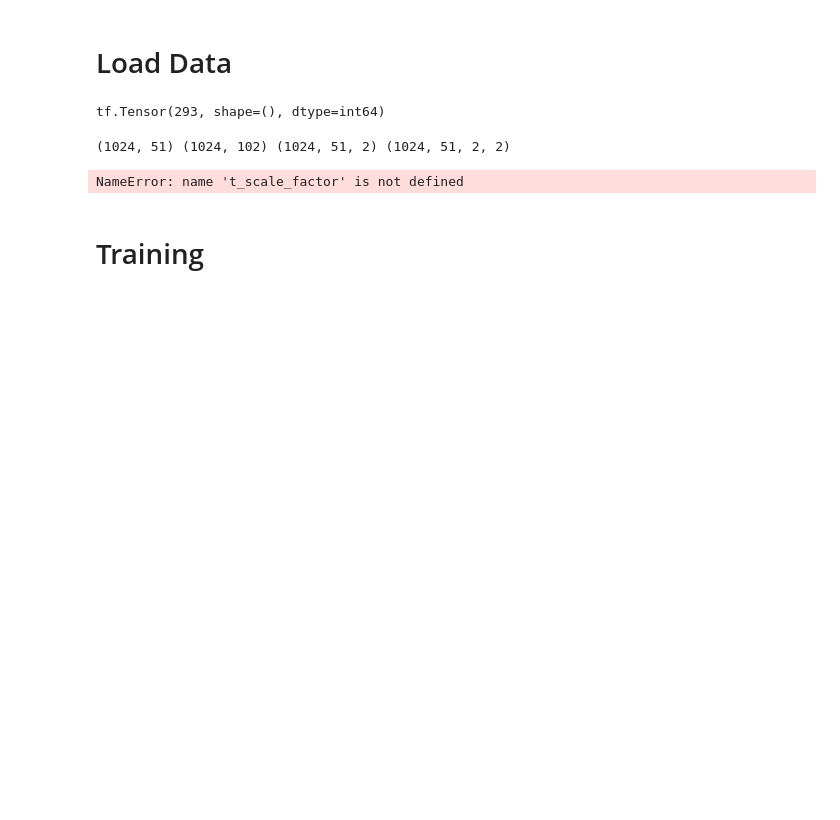
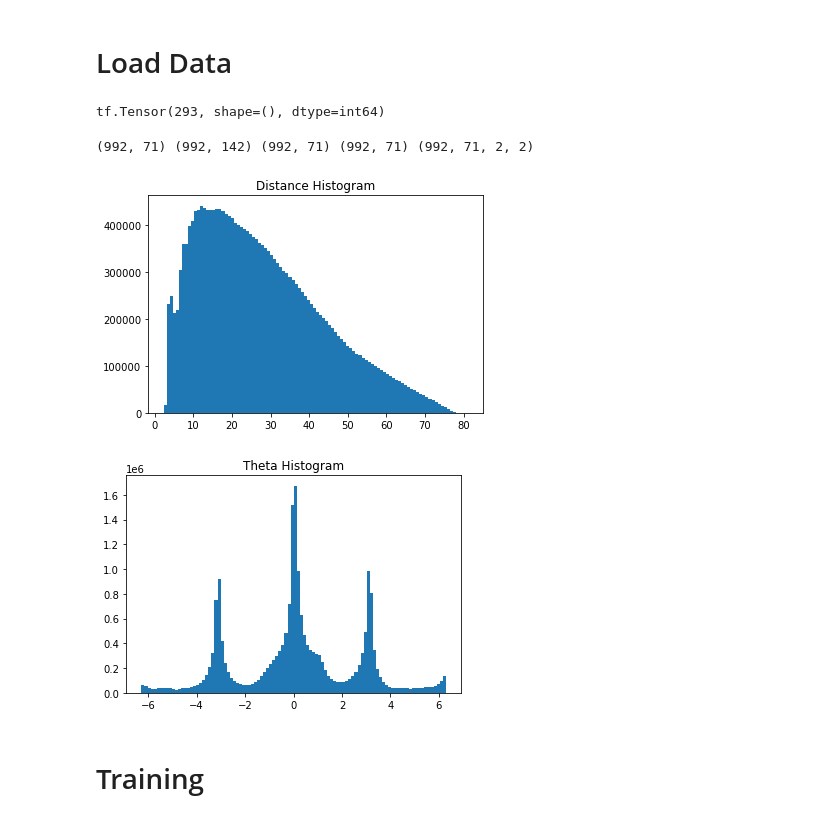
Before and after one commit to YueYao-bot/Waymo_Motion_Analyse, a Jupyter notebook: agt_traj_analyse.ipynb, the cells around one changed output. Saved outputs shown, nothing was run; the diff lists cells and outputs as text; code cells hidden in the pictures; blank space fills up the shorter version.

```diff
--- a/agt_traj_analyse.ipynb
+++ b/agt_traj_analyse.ipynb
@@ -188,34 +189,35 @@ class DataProcessor(object):
             traj_data = json.load(read_file)
 
         ego_traj_temp = np.array(traj_data['ego_traj'])[start_idx : start_idx+self.num_points_in_one_traj]
-        agt_traj_temp = np.array(traj_data['agt_trajs'])[start_idx : start_idx+self.num_points_in_one_traj]
+        agt_traj_temp = np.array(traj_data['agt_traj'])[start_idx : start_idx+self.num_points_in_one_traj]
 
         d = agt_traj_temp[:, [0,1]] - ego_traj_temp[:, [0,1]]
 
-        c_map_to_ego, s_map_to_ego = np.cos(-ego_traj_temp[:, 3]), -np.sin(ego_traj_temp[:, 3])
-        R_map_to_ego = np.transpose(np.array(((c_map_to_ego, -s_map_to_ego), (s_map_to_ego, c_map_to_ego))), (2, 0, 1))
+        d_norm = np.linalg.norm(d, axis=1)
+        theta = np.arctan2(d[:,1], d[:,0]) - ego_traj_temp[:, 3]
 
         c_ego_to_map, s_ego_to_map = np.cos(ego_traj_temp[:, 3]), np.sin(ego_traj_temp[:, 3])
         R_ego_to_map = np.transpose(np.array(((c_ego_to_map, -s_ego_to_map), (s_ego_to_map, c_ego_to_map))), (2, 0, 1))
 
-        d_rotated = np.abs(np.squeeze(R_map_to_ego  @ d[:, :, None]))
-
         agt_traj_temp = agt_traj_temp[:, :2] - agt_traj_temp[0,:2] # let agt trajectories start from zero
         agt_traj = np.concatenate((agt_traj_temp[:, 0], agt_traj_temp[:, 1]), axis = 0)
+        #ego_traj = np.concatenate((ego_traj_temp[:, 0], ego_traj_temp[:, 1]), axis = 0)
+
 
         times = np.array(traj_data['timestamp'])[start_idx: start_idx+self.num_points_in_one_traj]
         times = times - times[0]
 
         times = tf.convert_to_tensor(times, dtype=tf.float32)
         agt_traj = tf.convert_to_tensor(agt_traj, dtype=tf.float32)
-        d_rotated = tf.convert_to_tensor(d_rotated, dtype=tf.float32)
+        d_norm = tf.convert_to_tensor(d_norm, dtype=tf.float32)
+        theta = tf.convert_to_tensor(theta, dtype=tf.float32)
         R_ego_to_map = tf.convert_to_tensor(R_ego_to_map, dtype=tf.float32)
 
-        return times, agt_traj, d_rotated, R_ego_to_map
+        return times, agt_traj, d_norm, theta, R_ego_to_map
 
 
     def _load_data(self, file_path, start_idx):
-        return tf.py_function(self._extract_ego_trajs, [file_path, start_idx], [tf.float32, tf.float32, tf.float32, tf.float32])
+        return tf.py_function(self._extract_ego_trajs, [file_path, start_idx], [tf.float32, tf.float32, tf.float32, tf.float32, tf.float32])
 
     def load_process(self, shuffle = False):
         self.loaded_dataset = self.dataset.map(map_func = self._load_data, num_parallel_calls=tf.data.experimental.AUTOTUNE)
@@ -257,29 +259,26 @@ print(dataProcessor.loaded_dataset.__len__())
 # %% [output]
 tf.Tensor(293, shape=(), dtype=int64)
 # %%
-for times, agt_traj, d_rotated, R_ego_to_map in dataProcessor.loaded_dataset:
-    print(times.shape, agt_traj.shape, d_rotated.shape, R_ego_to_map.shape)
+fig1, ax1 = plt.subplots()
+fig2, ax2 = plt.subplots()
+d_all = np.zeros((300000, num_points_in_one_traj))
+theta_all = np.zeros((300000, num_points_in_one_traj))
+start_idx = 0
+for times, agt_traj, d_norm, theta, R_ego_to_map in dataProcessor.loaded_dataset:
+    batch_size = times.shape[0]
+    d_all[start_idx:start_idx+batch_size] = d_norm
+    theta_all[start_idx:start_idx+batch_size] = theta
+    start_idx = start_idx+batch_size
 
-    phi_t_batch = expand(((times)/t_scale_factor), bf=polynomial_basis_function, bf_args=range(1, deg+1)).transpose((1, 0, 2))
-    phi_t_kron = np.kron(np.eye(2), phi_t_batch[:, :, 1:])
-
-    phi_d_lon = expand(d_rotated[:, :, 0], bf=polynomial_basis_function, bf_args=range(1, 2+1)).transpose((1, 0, 2))
-    phi_d_lat = expand(d_rotated[:, :, 1], bf=polynomial_basis_function, bf_args=range(1, 2+1)).transpose((1, 0, 2))
-
-    R_samples = np.transpose(R_ego_to_map, (0, 2, 3, 1))
-
-    R = np.block([[tf.linalg.diag(R_samples[:, 0, 0]), tf.linalg.diag(R_samples[:, 0, 1])],
-                  [tf.linalg.diag(R_samples[:, 1, 0]), tf.linalg.diag(R_samples[:, 1, 1])]])
-
-    mvn_test = build_mvn(alpha=best_alpha, beta_lon=best_beta_lon, beta_lat=best_beta_lat, phi_t=phi_t_kron,
-                         phi_d_lon=phi_d_lon, phi_d_lat=phi_d_lat, R=R, num_points=num_points_in_one_traj)
-
-    ll = mvn_test.log_prob(agt_traj)
-    print(d_rotated[3])
-    break
+ax1.hist(d_all.reshape(-1), bins = 100)
+ax1.set_title('Distance Histogram')
+ax2.hist(theta_all.reshape(-1), bins = 100)
+ax2.set_title('Theta Histogram')
+print(times.shape, agt_traj.shape, d_norm.shape, theta.shape, R_ego_to_map.shape)
 # %% [output]
-(1024, 51) (1024, 102) (1024, 51, 2) (1024, 51, 2, 2)
+(992, 71) (992, 142) (992, 71) (992, 71) (992, 71, 2, 2)
-NameError: name 't_scale_factor' is not defined
+[figure, added]
+[figure, added]
 # %% [markdown]
 # Training
 # %%
```
Also changed, not shown: parts of 14 cells of this notebook, 1 other file.
